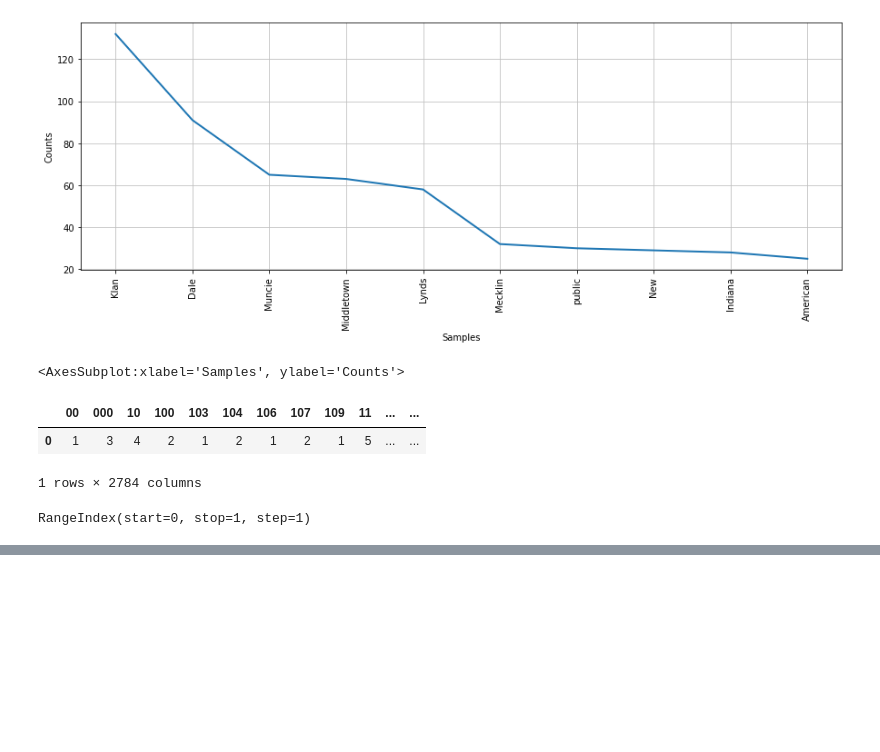
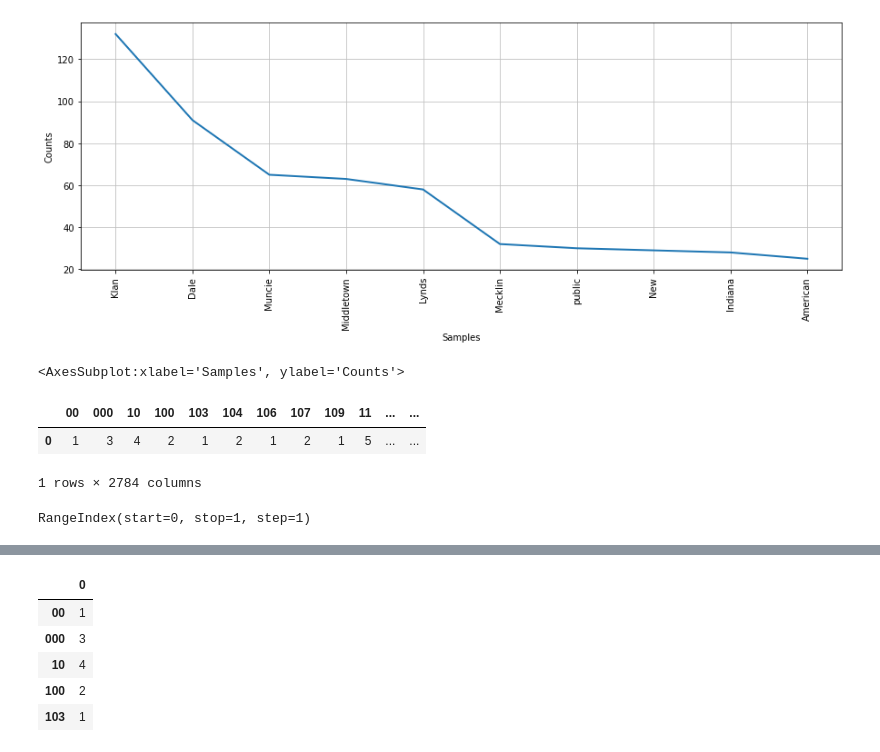
Before and after one commit to MarcBernstein0/raizel-practice-questions, a Jupyter notebook: notebook/Rafi_NLP.ipynb, the cells around one changed output, grey strips where cells are left out. Drawn from its saved outputs; the diff is of its cells as text; code cells hidden in the pictures; blank space fills up the shorter version.

```diff
--- a/notebook/Rafi_NLP.ipynb
+++ b/notebook/Rafi_NLP.ipynb
@@ -133,0 +148,9 @@ pd.options.display.max_seq_items = None
+# %%
+df.head()
+# %% [output]
+|  | 0 |
+| 00 | 1 |
+| 000 | 3 |
+| 10 | 4 |
+| 100 | 2 |
+| 103 | 1 |
```
Also changed, not shown: parts of 6 cells of this notebook.
